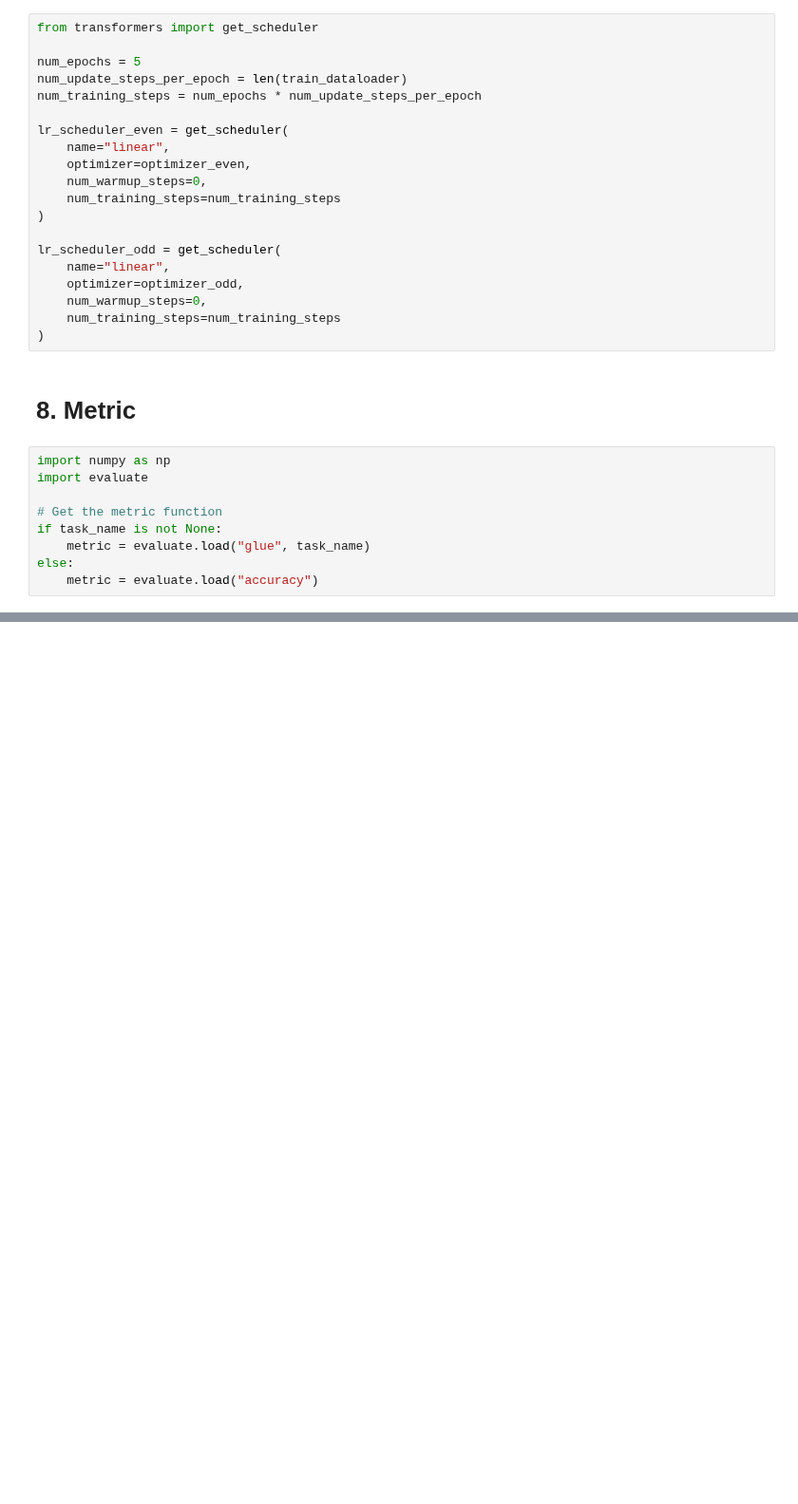
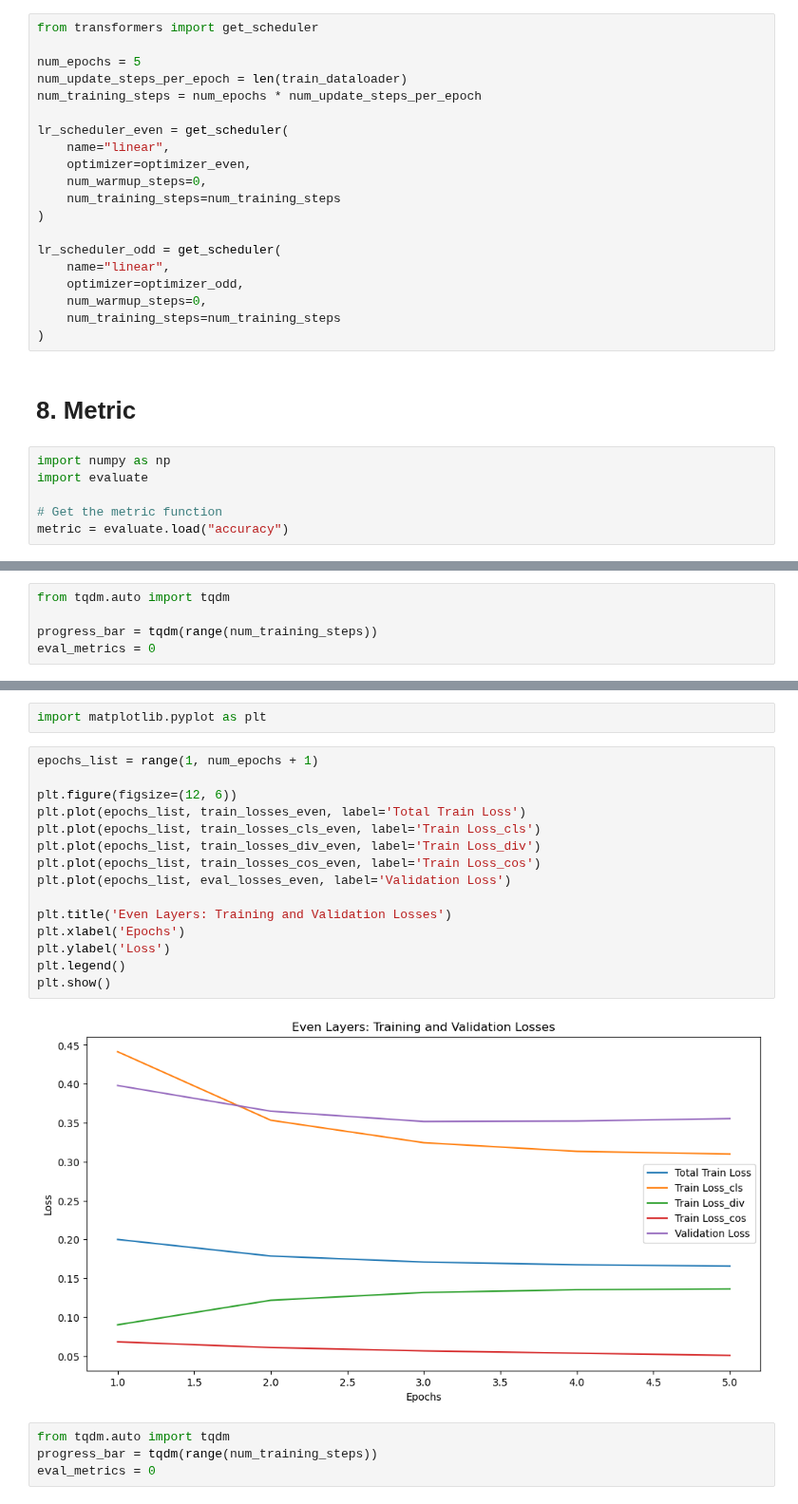
Before and after one commit to Bidhan-Bajracharya/NLP, a Jupyter notebook: A7/main.ipynb, the cells around one changed output, grey strips where cells are left out. Shown at 95% size. Cells and saved outputs as stored; diff of their text form; blank space fills up the shorter version.

Commit message:
feat: even and odd layers training + inference

```diff
--- a/A7/main.ipynb
+++ b/A7/main.ipynb
@@ -532,7 +532,4 @@ import numpy as np
 import evaluate
 
 # Get the metric function
-if task_name is not None:
-    metric = evaluate.load("glue", task_name)
-else:
-    metric = evaluate.load("accuracy")
+metric = evaluate.load("accuracy")
@@ -540,0 +538,5 @@ ModuleNotFoundError: No module named 'evaluate'
+# %%
+from tqdm.auto import tqdm
+
+progress_bar = tqdm(range(num_training_steps))
+eval_metrics = 0
@@ -540,0 +652,23 @@ ModuleNotFoundError: No module named 'evaluate'
+# %%
+import matplotlib.pyplot as plt
+# %%
+epochs_list = range(1, num_epochs + 1)
+
+plt.figure(figsize=(12, 6))
+plt.plot(epochs_list, train_losses_even, label='Total Train Loss')
+plt.plot(epochs_list, train_losses_cls_even, label='Train Loss_cls')
+plt.plot(epochs_list, train_losses_div_even, label='Train Loss_div')
+plt.plot(epochs_list, train_losses_cos_even, label='Train Loss_cos')
+plt.plot(epochs_list, eval_losses_even, label='Validation Loss')
+
+plt.title('Even Layers: Training and Validation Losses')
+plt.xlabel('Epochs')
+plt.ylabel('Loss')
+plt.legend()
+plt.show()
+# %% [output]
+[figure, added]
+# %%
+from tqdm.auto import tqdm
+progress_bar = tqdm(range(num_training_steps))
+eval_metrics = 0
```
Also changed, not shown: parts of 13 cells of this notebook.
